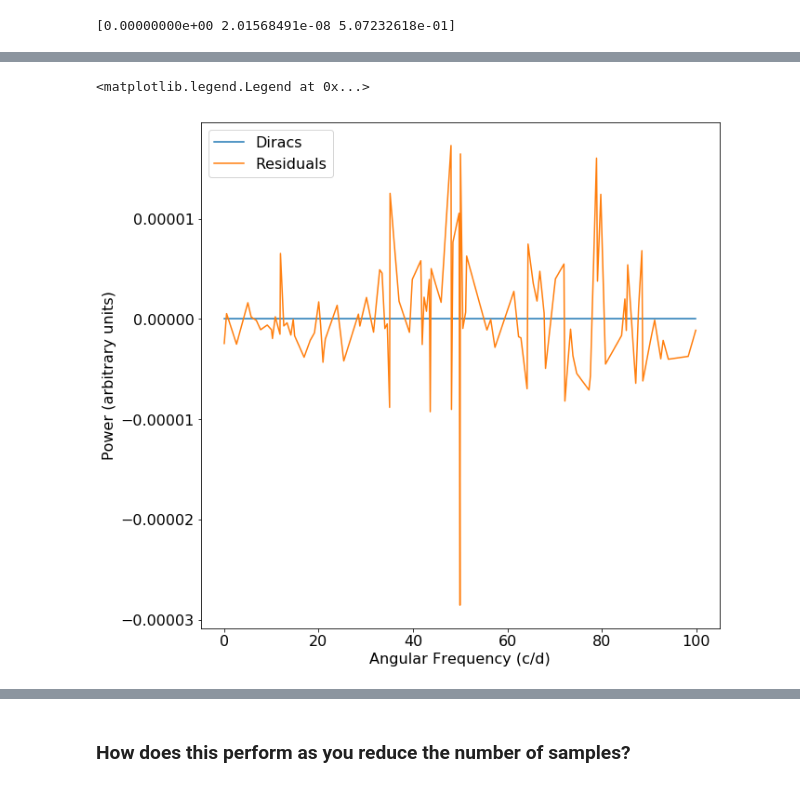
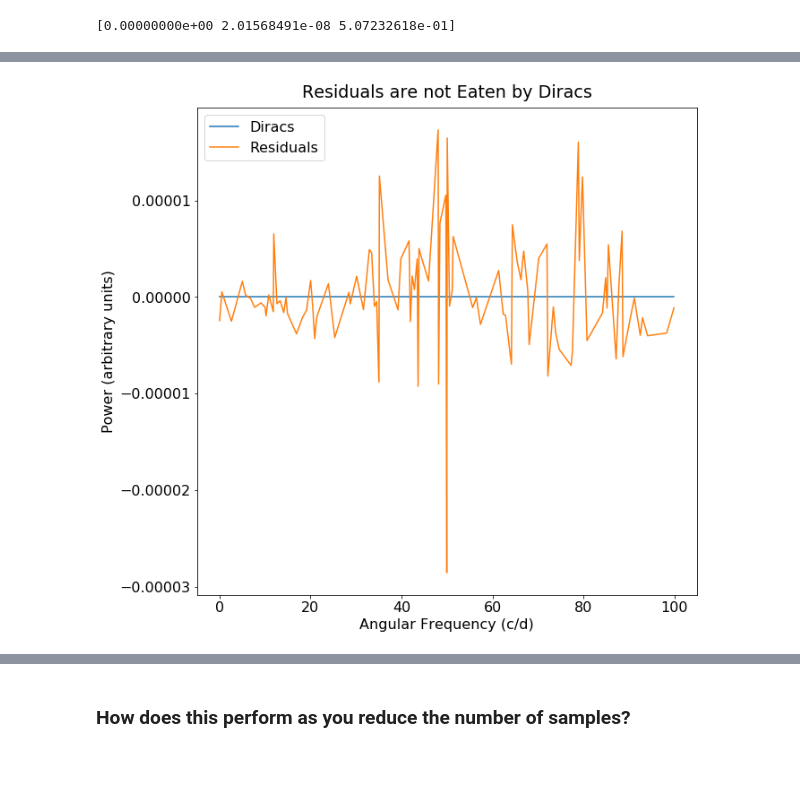
Before and after one commit to benjaminpope/manhattan, a Jupyter notebook: notebooks/basis_pursuit.ipynb, the cells around one changed output, grey strips where cells are left out. Saved outputs shown, nothing was run; the diff lists cells and outputs as text; code cells hidden in the pictures.

```diff
--- a/notebooks/basis_pursuit.ipynb
+++ b/notebooks/basis_pursuit.ipynb
@@ -99,10 +101,10 @@ Text(0.5,1.01,u'L1 Periodograms Nail It')
 # %%
 plt.plot(tt,diracs,label="Diracs")
 plt.plot(tt,residuals,label="Residuals")
 plt.xlabel("Angular Frequency (c/d)")
 plt.ylabel("Power (arbitrary units)")
 plt.legend()
+plt.title("Residuals are not Eaten by Diracs",y=1.01);
 # %% [output]
-<matplotlib.legend.Legend at 0x...>
-[figure, old version]
+[figure, new version]
 # %%
```
Also changed, not shown: parts of 5 cells of this notebook.
